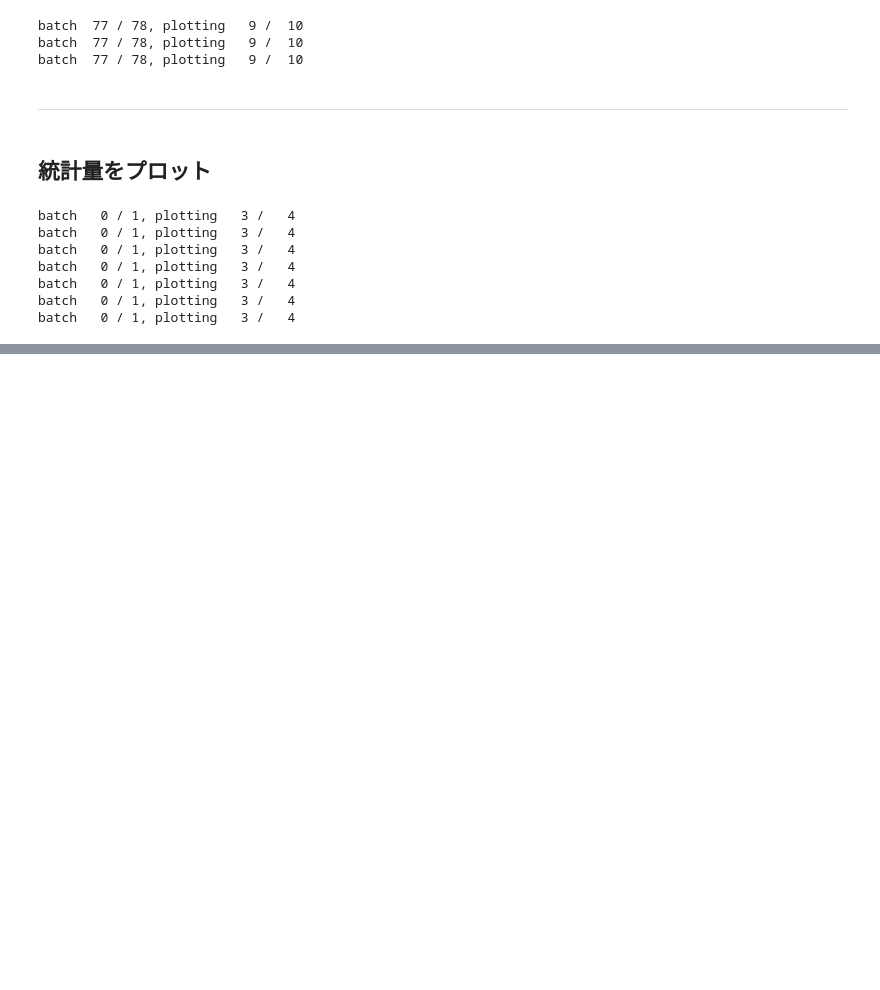
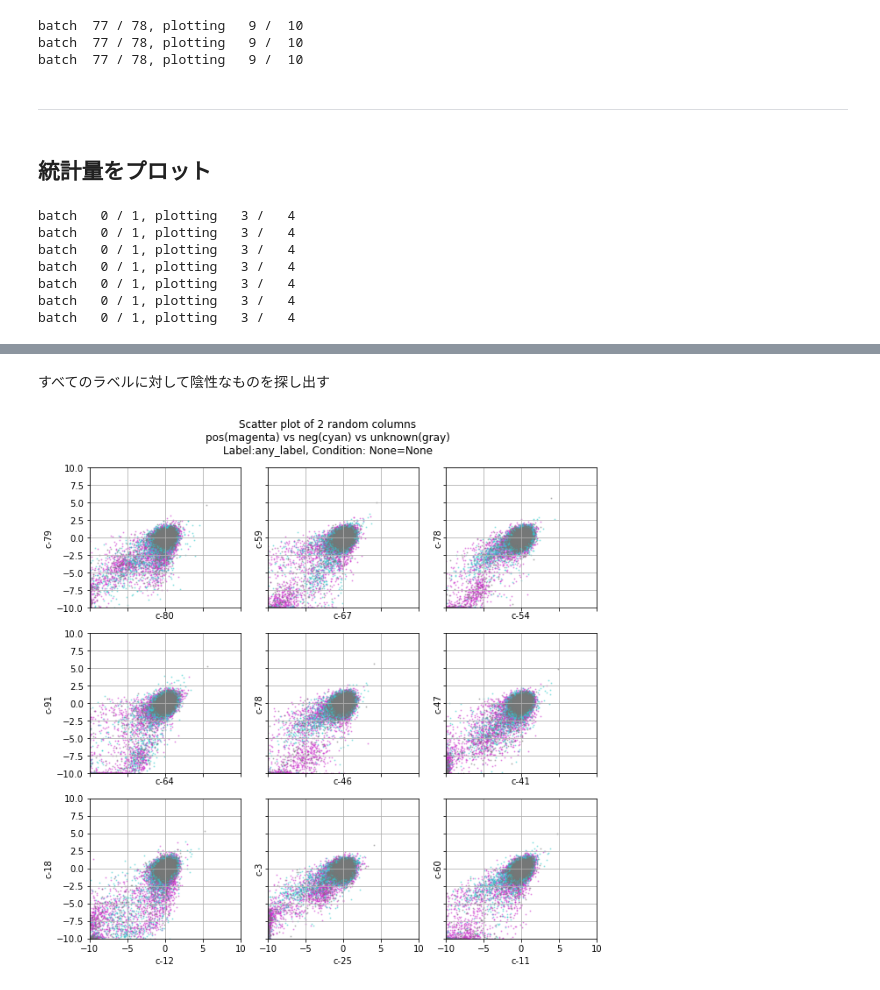
Before and after one commit to MutsumiChieda/moa, a Jupyter notebook: notebook/pos_neg_comparison.ipynb, the cells around one changed output, grey strips where cells are left out. Drawn from its saved outputs; the diff is of its cells as text; code cells hidden in the pictures; blank space fills up the shorter version.

```diff
--- a/notebook/pos_neg_comparison.ipynb
+++ b/notebook/pos_neg_comparison.ipynb
@@ -29,0 +33,11 @@ cp_type = ["trt_cp", "ctl_vehicle"]
+# %%
+stats_feats = ['c_mean', 'c_med', 'c_max', 'c_min']
+for ch, feats in zip(['c', 'g'], [c_feats, g_feats]):
+    df[f'{ch}_mean'] = df[feats].mean(axis=1)
+    df[f'{ch}_std'] = df[feats].std(axis=1)
+    df[f'{ch}_med'] = df[feats].median(axis=1)
+    df[f'{ch}_max'] = df[feats].max(axis=1)
+    df[f'{ch}_argmax'] = df[feats].idxmax(axis="columns")
+    df[f'{ch}_min'] = df[feats].min(axis=1)
+    df[f'{ch}_argmin'] = df[feats].idxmin(axis="columns")
+    df[f'{ch}_skew'] = df[feats].skew(axis=1)
@@ -173,0 +217,8 @@ df['c-0'].describe()
+# %% [markdown]
+すべてのラベルに対して陰性なものを探し出す
+# %%
+df['any_label'] = df[labels].sum(axis=1).apply(lambda x: np.sign(x)).astype(np.int8)
+pos, neg, unk = split_by_label(df, 'any_label')
+pos_neg_scatter(pos, neg, unk, c_feats, label='any_label', hide_positive=True)
+# %% [output]
+[figure, added]
```
Also changed, not shown: parts of 18 cells of this notebook, 2 other files.
